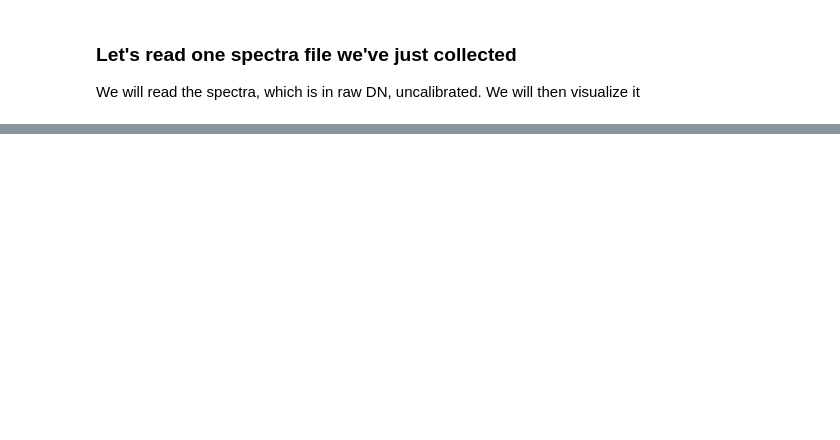
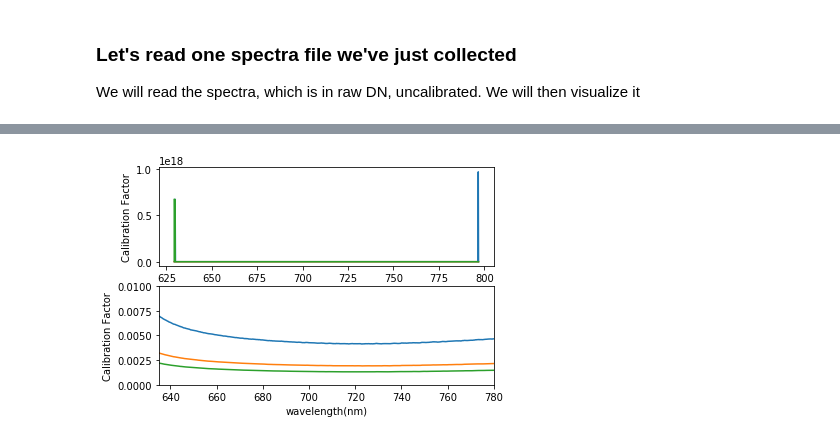
Before and after one commit to geoxiyang/FluxCourse, a Jupyter notebook: LeafSIF.ipynb, the cells around one changed output, grey strips where cells are left out. Saved outputs shown, nothing was run; the diff lists cells and outputs as text; code cells hidden in the pictures; blank space fills up the shorter version.

```diff
--- a/LeafSIF.ipynb
+++ b/LeafSIF.ipynb
@@ -253,0 +117,19 @@ PDF1.close()
+# %%
+calib_factor = pd.read_excel('/Users/xiyang/Documents/GitHub/FluxCourse/Data/20190521/QEP013861_20190521_ConversionFactor_L_VEG.xlsx',sheet_name='cov_cor',header=None)
+calib_wl     = pd.read_excel('/Users/xiyang/Documents/GitHub/FluxCourse/Data/20190521/QEP013861_20190521_ConversionFactor_L_VEG.xlsx',sheet_name='wl',header=None)
+calib_int    = pd.read_excel('/Users/xiyang/Documents/GitHub/FluxCourse/Data/20190521/QEP013861_20190521_ConversionFactor_L_VEG.xlsx',sheet_name='int_time',header=None)
+#calib_int needs to be converted from ms to s by multiplying 0.001
+calib_int    = calib_int*0.001
+# %%
+plt.subplot(2,1,1)
+plt.plot(calib_wl,calib_factor)
+plt.ylabel('Calibration Factor')
+plt.subplot(2,1,2)
+plt.plot(calib_wl,calib_factor)
+plt.xlabel('wavelength(nm)')
+plt.ylabel('Calibration Factor')
+plt.xlim([635,780])
+plt.ylim([0,0.01])
+plt.show()
+# %% [output]
+[figure, added]
```
Also changed, not shown: parts of 48 cells of this notebook, 2 other files.
